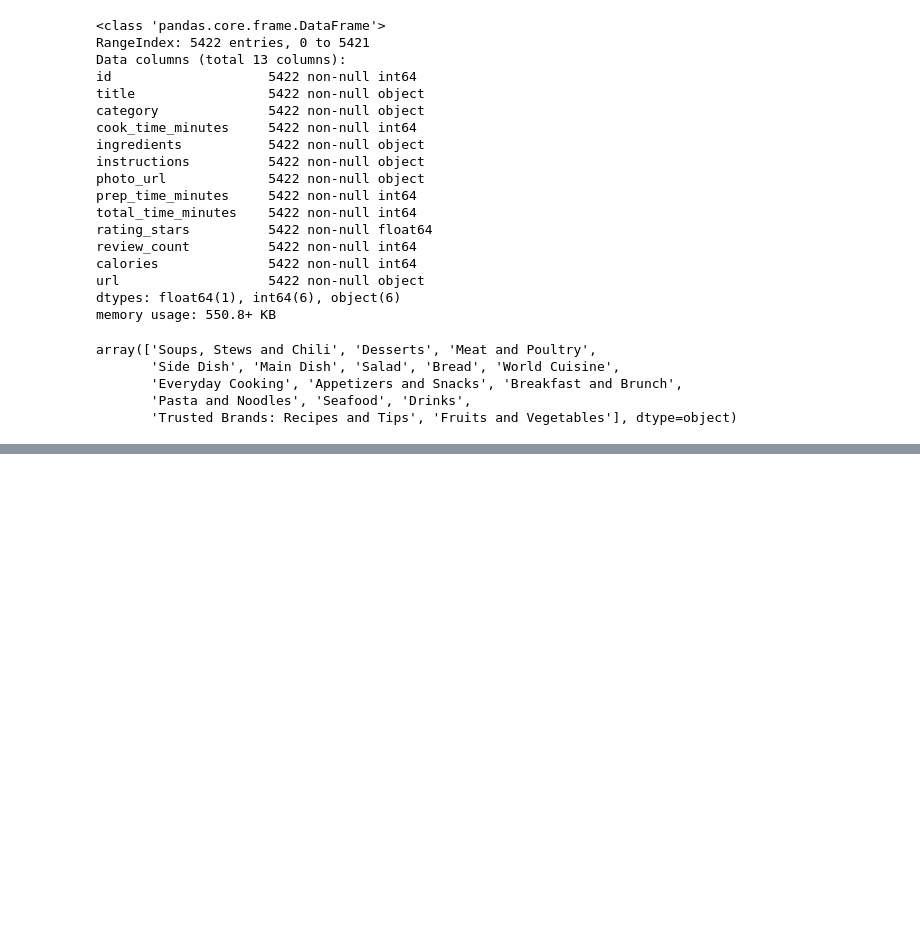
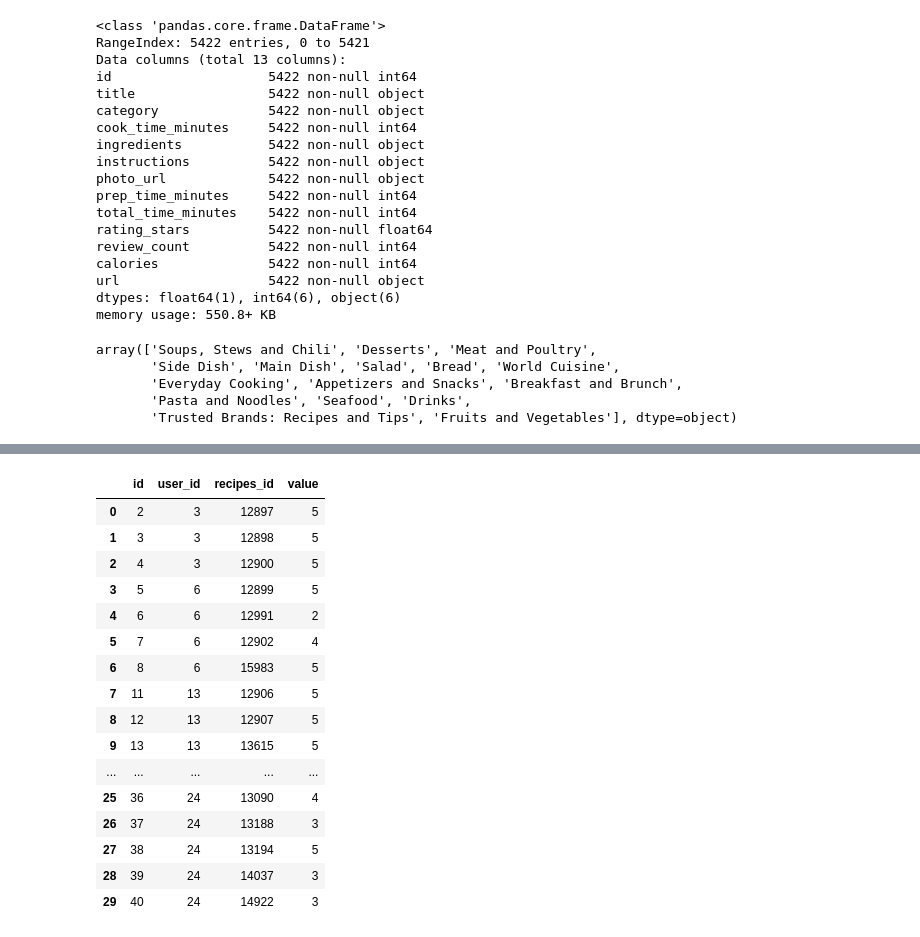
Before and after one commit to scalka/GraduationProject, a Jupyter notebook: myRec/app/recommender_comp/Data Exploration Jupyter Notebook.ipynb, the cells around one changed output, grey strips where cells are left out. Saved outputs shown, nothing was run; the diff lists cells and outputs as text; code cells hidden in the pictures; blank space fills up the shorter version.

```diff
--- a/myRec/app/recommender_comp/Data Exploration Jupyter Notebook.ipynb
+++ b/myRec/app/recommender_comp/Data Exploration Jupyter Notebook.ipynb
@@ -68,0 +176,20 @@ array(['Soups, Stews and Chili', 'Desserts', 'Meat and Poultry',
+# %%
+newst_df.head(30)
+# %% [output]
+|  | id | user_id | recipes_id | value |
+| 0 | 2 | 3 | 12897 | 5 |
+| 1 | 3 | 3 | 12898 | 5 |
+| 2 | 4 | 3 | 12900 | 5 |
+| 3 | 5 | 6 | 12899 | 5 |
+| 4 | 6 | 6 | 12991 | 2 |
+| 5 | 7 | 6 | 12902 | 4 |
+| 6 | 8 | 6 | 15983 | 5 |
+| 7 | 11 | 13 | 12906 | 5 |
+| 8 | 12 | 13 | 12907 | 5 |
+| 9 | 13 | 13 | 13615 | 5 |
+| ... | ... | ... | ... | ... |
+| 25 | 36 | 24 | 13090 | 4 |
+| 26 | 37 | 24 | 13188 | 3 |
+| 27 | 38 | 24 | 13194 | 5 |
+| 28 | 39 | 24 | 14037 | 3 |
+| 29 | 40 | 24 | 14922 | 3 |
```
Also changed, not shown: parts of 13 cells of this notebook, 19 other files.
